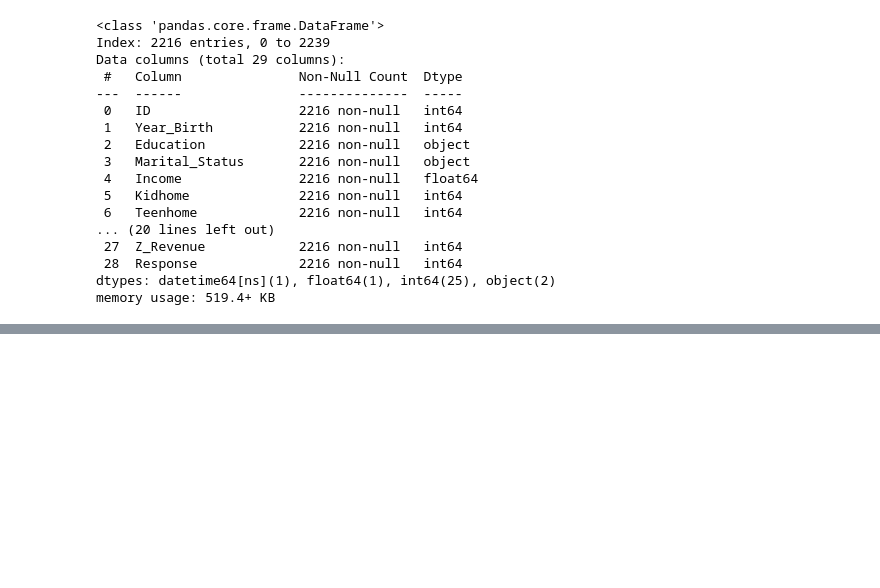
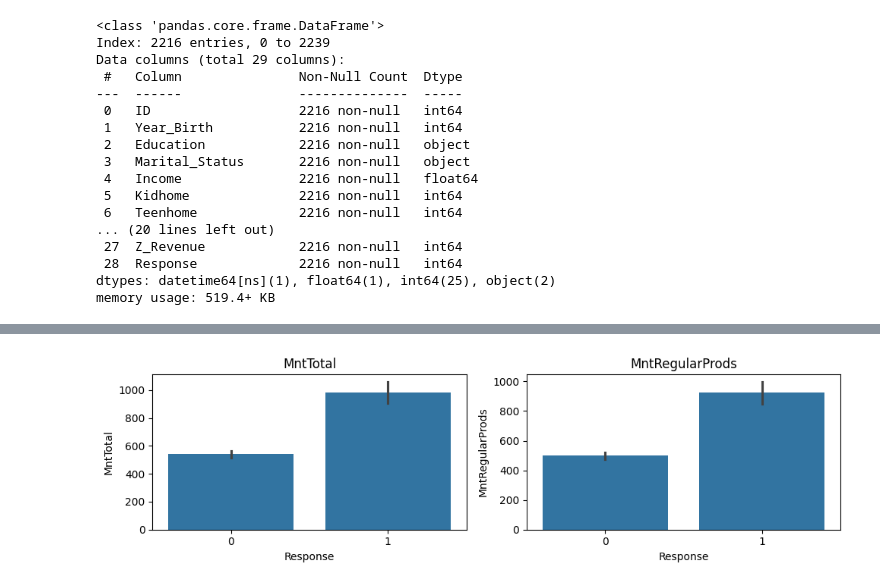
Before and after one commit to igornunespatricio/Clustering-Data-Analyst-iFood, a Jupyter notebook: notebooks/eda.ipynb, the cells around one changed output, grey strips where cells are left out. Cells and saved outputs as stored; diff of their text form; code cells hidden in the pictures; blank space fills up the shorter version.

```diff
--- a/notebooks/eda.ipynb
+++ b/notebooks/eda.ipynb
@@ -101,0 +174,5 @@ df['Age'] = df['Dt_Customer'].dt.year.max() - df['Year_Birth']
+# %%
+# creating a column with total amount spent and total regular products amount spent
+df['MntTotal'] = df[amount_columns].sum(axis=1)
+df['MntRegularProds'] = df[amount_columns[:-1]].sum(axis=1)
+df.head()
@@ -101,0 +187,12 @@ df['Age'] = df['Dt_Customer'].dt.year.max() - df['Year_Birth']
+# %%
+total_amount_columns = ['MntTotal', 'MntRegularProds']
+
+fig, ax = plt.subplots(nrows=1, ncols=2, tight_layout=True, figsize=(10,3))
+
+ax = ax.flatten()
+
+for i, col in enumerate(total_amount_columns):
+    sns.barplot(data=df, x='Response', y=col, ax=ax[i])
+    ax[i].set_title(col)
+# %% [output]
+[figure, added]
```
Also changed, not shown: parts of 52 cells of this notebook, 4 other files.
